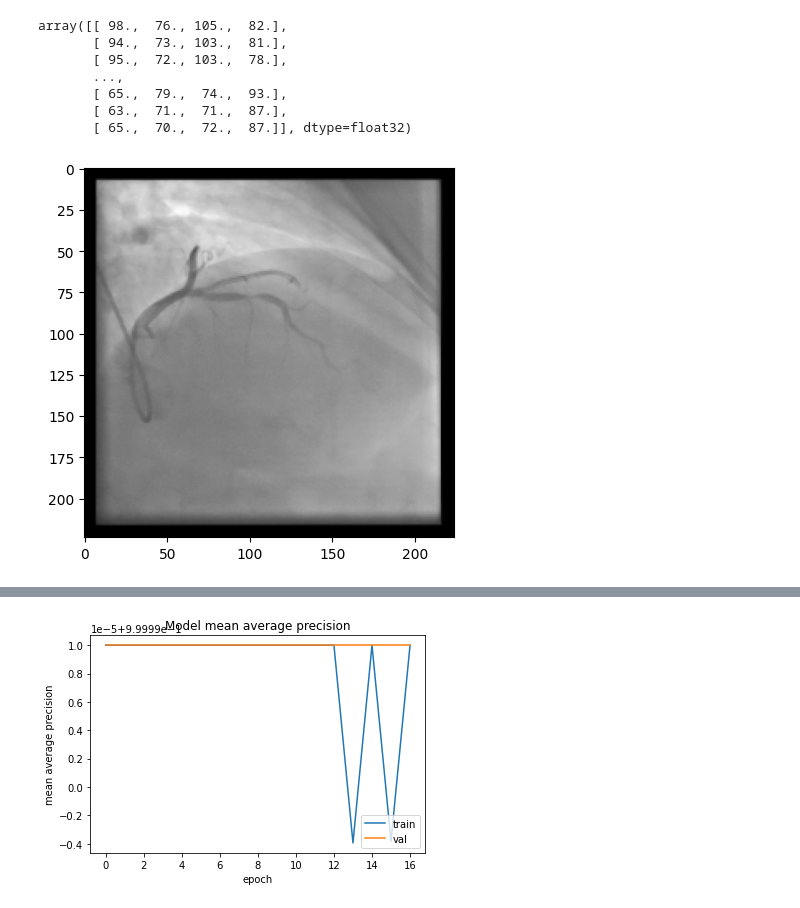
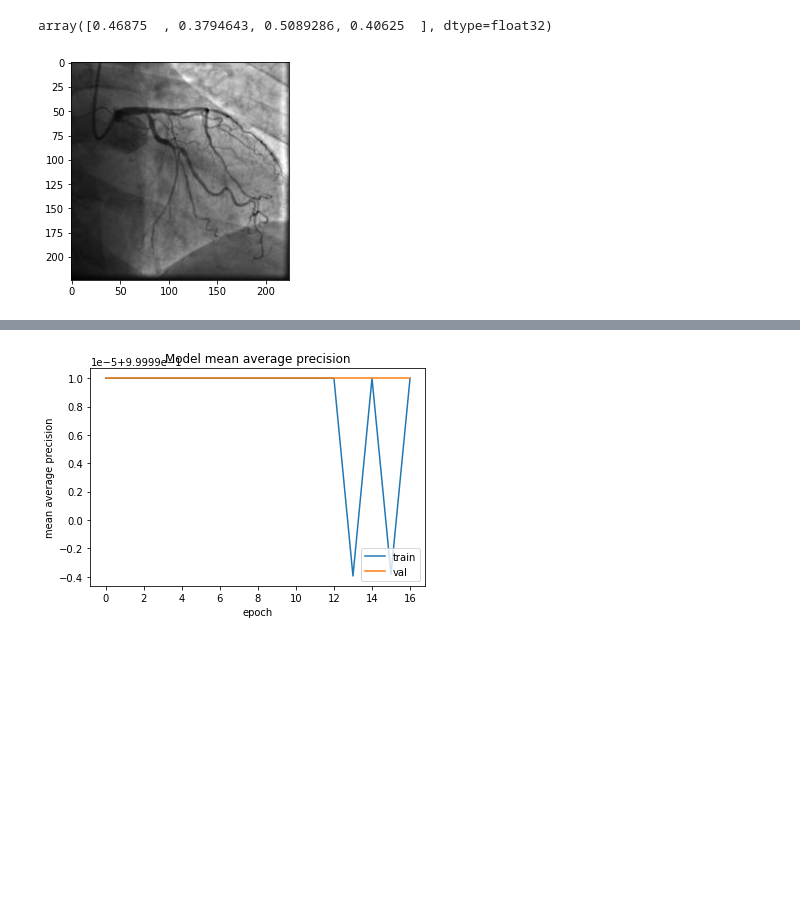
Before and after one commit to NevilleMthw/Stenosis-Project, a Jupyter notebook: functional.ipynb, the cells around one changed output, grey strips where cells are left out. Cells and saved outputs as stored; diff of their text form; code cells hidden in the pictures; blank space fills up the shorter version.

Commit message:
Updated with new image data and model, undergoing

```diff
--- a/functional.ipynb
+++ b/functional.ipynb
@@ -104,30 +98,35 @@ test_targets = []
 # Train images to read and resize
 # Train labels rescale according to the same size of the train images
 for index, row in train_labels_csv_3.iterrows():
-    (filename, width, height, class_name, xmin, ymin, xmax, ymax) = row
-
-    pic = cv2.imread(os.path.join(train_path2,filename))
-
-    x = pic.shape[0]
-    y = pic.shape[1]
+    (filename, xmin, ymin, xmax, ymax, class_name) = row
+    imagePath = os.path.join(train_path,filename)
+    pic = cv2.imread(imagePath)
+    (h, w) = pic.shape[:2]
+    # pic = cv2.imread(os.path.join(train_path2,filename))
 
     img_Target_size = 224
-    x_scale = img_Target_size / x
-    y_scale = img_Target_size / y
 
-
-    pic = cv2.resize(pic, (img_Target_size, img_Target_size))
-
-    pic = pic / 255.0
+    pic = load_img(imagePath, target_size=(img_Target_size, img_Target_size))
+    pic = img_to_array(pic)
 
     # xmin = float(round(xmin * 224))
     # ymin = float(round(ymin * 224))
     # xmax = float(round(xmax * 224))
     # ymax = float(round(ymax * 224))
-    x1 = float(np.round(xmin * x_scale))
-    y1 = float(np.round(ymin * y_scale))
-    x2 = float(np.round(xmax * x_scale))
-    y2 = float(np.round(ymax * y_scale))
+    xmin = float(xmin) / w
+    ymin = float(ymin) / h
+    xmax = float(xmax) / w
+    ymax = float(ymax) / h
+
+    # xmin = int(xmin * x)
+    # ymin = int(ymin * y)
+    # xmax = int(xmax * x)
+    # ymax = int(ymax * y)
+
+    # x1 = float(np.round(xmin * x_scale))
+    # y1 = float(np.round(ymin * y_scale))
+    # x2 = float(np.round(xmax * x_scale))
+    # y2 = float(np.round(ymax * y_scale))
 
 
     # x1 /= img_Target_size
@@ -136,7 +135,7 @@ for index, row in train_labels_csv_3.iterrows():
     # y2 /= img_Target_size
 
     train_images.append(pic)
-    train_targets.append((x1, y1, x2, y2))
+    train_targets.append((xmin, ymin, xmax, ymax))
 # %%
 # Validation images to read and resize
 # Validation labels rescale according to the same size of the validation images
@@ -205,4 +206,4 @@ for index, row in test_labels_csv.iterrows():
 # %%
-train_images = np.array(train_images).astype('float32')
-train_targets = np.array(train_targets).astype('float32')
+train_images = np.array(train_images, dtype='float32') / 255.0
+train_targets = np.array(train_targets, dtype='float32')
 # %%
@@ -214,16 +215,10 @@ test_targets = np.array(test_targets).astype('float32')
 # %%
-train_targets
+train_targets[0]
 # %% [output]
-array([[ 98.,  76., 105.,  82.],
-       [ 94.,  73., 103.,  81.],
-       [ 95.,  72., 103.,  78.],
-       ...,
-       [ 65.,  79.,  74.,  93.],
-       [ 63.,  71.,  71.,  87.],
-       [ 65.,  70.,  72.,  87.]], dtype=float32)
+array([0.46875  , 0.3794643, 0.5089286, 0.40625  ], dtype=float32)
 # %%
-plt.imshow(train_images[0].astype('float32'))
+plt.imshow(train_images[0])
 plt.show()
 # %% [output]
-[figure, old version]
+[figure, new version]
 # %%
```
Also changed, not shown: parts of 20 cells of this notebook, 3 other files.
